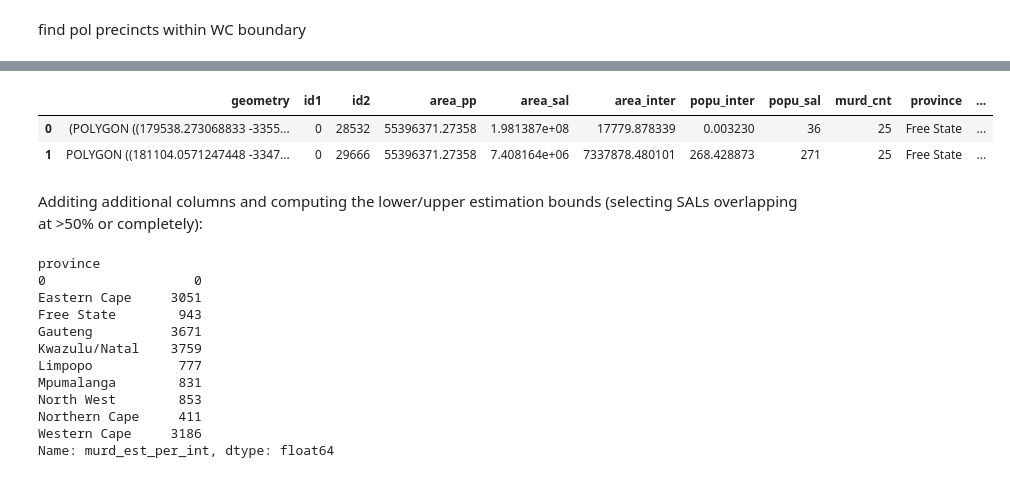
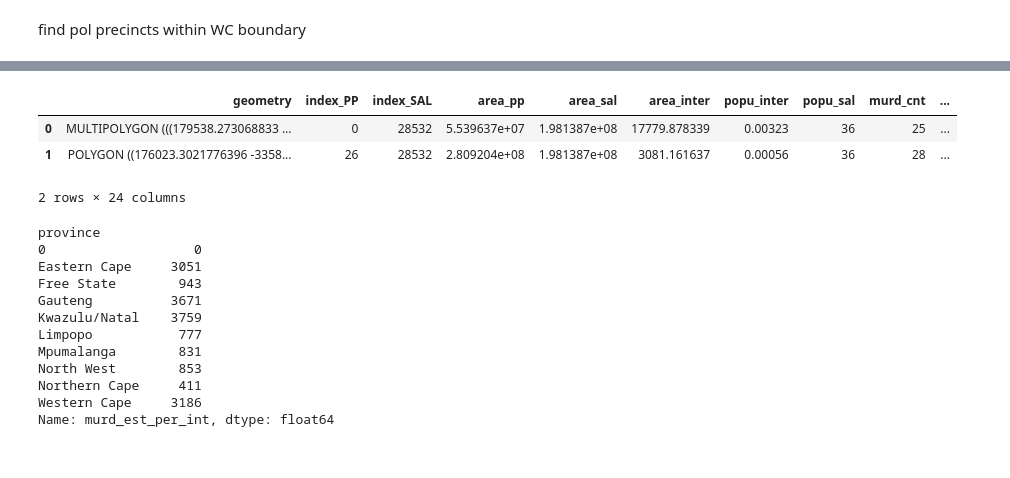
Before and after one commit to OpenUpSA/crime-stats-demystifed, a Jupyter notebook: crime_stats_compute_aea.ipynb, the cells around one changed output, grey strips where cells are left out. Saved outputs shown, nothing was run; the diff lists cells and outputs as text; code cells hidden in the pictures.

```diff
--- a/crime_stats_compute_aea.ipynb
+++ b/crime_stats_compute_aea.ipynb
@@ -257,0 +242,5 @@ First select only the SALs that are included at least 50% in the intersection
+# %%
+a = geo_pol_reind[geo_pol_reind.pp_index ==358].geometry.values[0]
+b= geo_sal_reind[geo_sal_reind.sal_index==28532].geometry.values[0]
+c = [geo_pol_reind[geo_pol_reind.pp_index ==358].geometry.values[0],geo_sal_reind[geo_sal_reind.sal_index==28532].geometry.values[0]]
+cascaded_union(c)
@@ -258,8 +254,17 @@ First select only the SALs that are included at least 50% in the intersection
+# %%
+# When reading from a file"
+
+import pandas as pd
+df_int_aea = pd.read_csv('data/pp_int_intersections.csv')
+
+# when reading from file a column Unnamed is added. Needs to be removed.
+cols = [c for c in df_int_aea.columns if c.lower()[:7] != 'unnamed']
+
+df_int_aea=df_int_aea[cols]
 # %%
-df_int.head(n=2)
+df_int_aea.head(n=2)
 # %% [output]
-|  | geometry | id1 | id2 | area_pp | area_sal | area_inter | popu_inter | popu_sal | murd_cnt | province | ... |
-| 0 | (POLYGON ((179538.273068833 -3355... | 0 | 28532 | 55396371.27358 | 1.981387e+08 | 17779.878339 | 0.003230 | 36 | 25 | Free State | ... |
-| 1 | POLYGON ((181104.0571247448 -3347... | 0 | 29666 | 55396371.27358 | 7.408164e+06 | 7337878.480101 | 268.428873 | 271 | 25 | Free State | ... |
+|  | geometry | index_PP | index_SAL | area_pp | area_sal | area_inter | popu_inter | popu_sal | murd_cnt | ... |
+| 0 | MULTIPOLYGON (((179538.273068833 ... | 0 | 28532 | 5.539637e+07 | 1.981387e+08 | 17779.878339 | 0.00323 | 36 | 25 | ... |
+| 1 | POLYGON ((176023.3021776396 -3358... | 26 | 28532 | 2.809204e+08 | 1.981387e+08 | 3081.161637 | 0.00056 | 36 | 28 | ... |
+2 rows × 24 columns
-# %% [markdown]
-Additing additional columns and computing the lower/upper estimation bounds (selecting SALs overlapping at >50% or completely):
```
Also changed, not shown: parts of 150 cells of this notebook, 4 other files.
